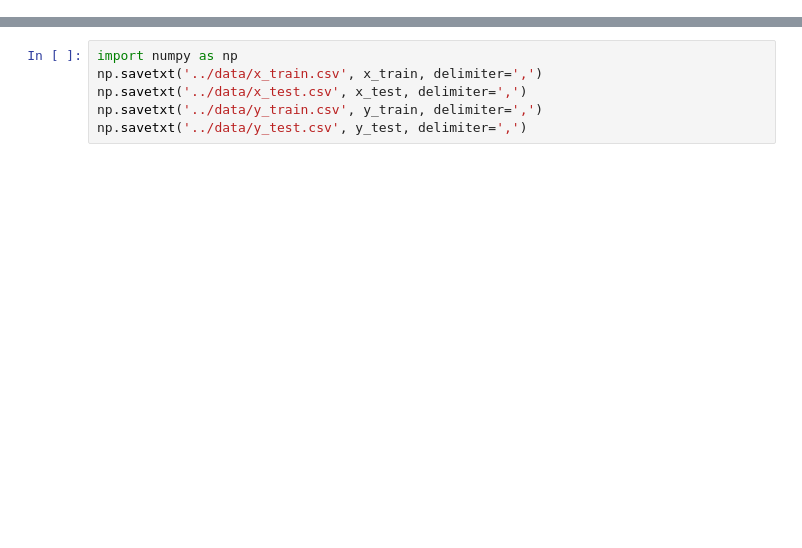
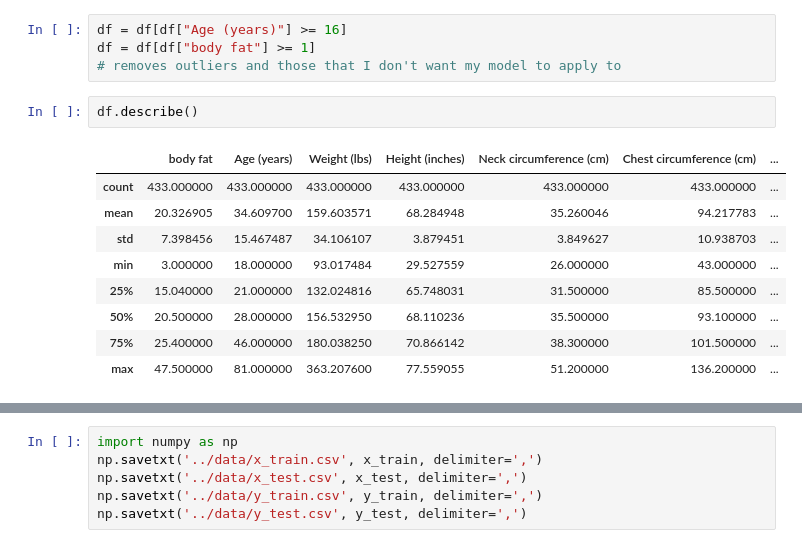
Before and after one commit to troyejac/cmse492_project, a Jupyter notebook: notebooks/Data_Processing.ipynb, the cells around one changed output, grey strips where cells are left out. Saved outputs shown, nothing was run; the diff lists cells and outputs as text; blank space fills up the shorter version.

```diff
--- a/notebooks/Data_Processing.ipynb
+++ b/notebooks/Data_Processing.ipynb
@@ -73,3 +103,19 @@ df.describe()
+# %%
+df = df[df["Age (years)"] >= 16]
+df = df[df["body fat"] >= 1]
+# removes outliers and those that I don't want my model to apply to
+# %%
+df.describe()
+# %% [output]
+|  | body fat | Age (years) | Weight (lbs) | Height (inches) | Neck circumference (cm) | Chest circumference (cm) | ... |
+| count | 433.000000 | 433.000000 | 433.000000 | 433.000000 | 433.000000 | 433.000000 | ... |
+| mean | 20.326905 | 34.609700 | 159.603571 | 68.284948 | 35.260046 | 94.217783 | ... |
+| std | 7.398456 | 15.467487 | 34.106107 | 3.879451 | 3.849627 | 10.938703 | ... |
+| min | 3.000000 | 18.000000 | 93.017484 | 29.527559 | 26.000000 | 43.000000 | ... |
+| 25% | 15.040000 | 21.000000 | 132.024816 | 65.748031 | 31.500000 | 85.500000 | ... |
+| 50% | 20.500000 | 28.000000 | 156.532950 | 68.110236 | 35.500000 | 93.100000 | ... |
+| 75% | 25.400000 | 46.000000 | 180.038250 | 70.866142 | 38.300000 | 101.500000 | ... |
+| max | 47.500000 | 81.000000 | 363.207600 | 77.559055 | 51.200000 | 136.200000 | ... |
 # %%
 import matplotlib.pyplot as plt
 df.hist(bins=50, figsize=(12, 8))
```
Also changed, not shown: parts of 15 cells of this notebook, 11 other files.
